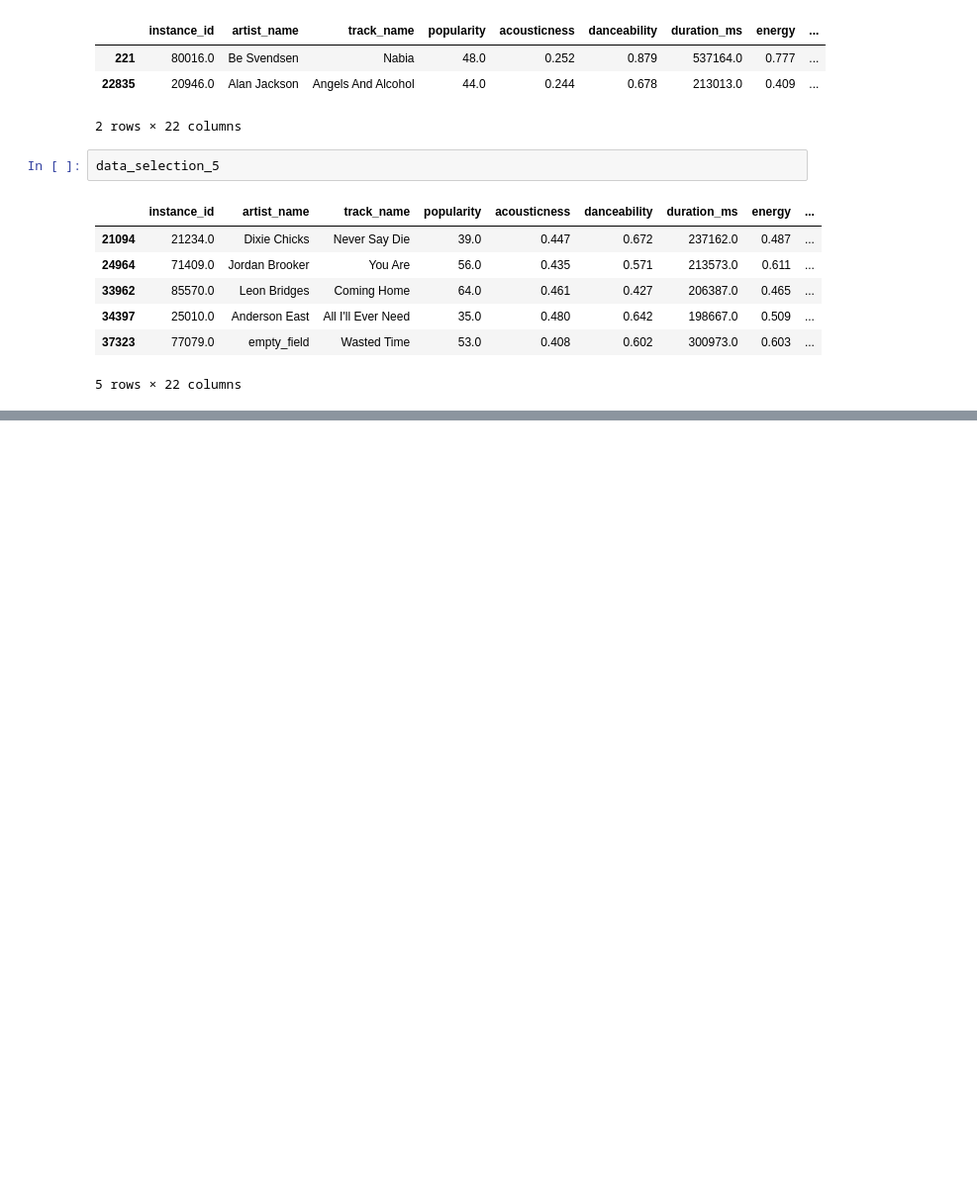
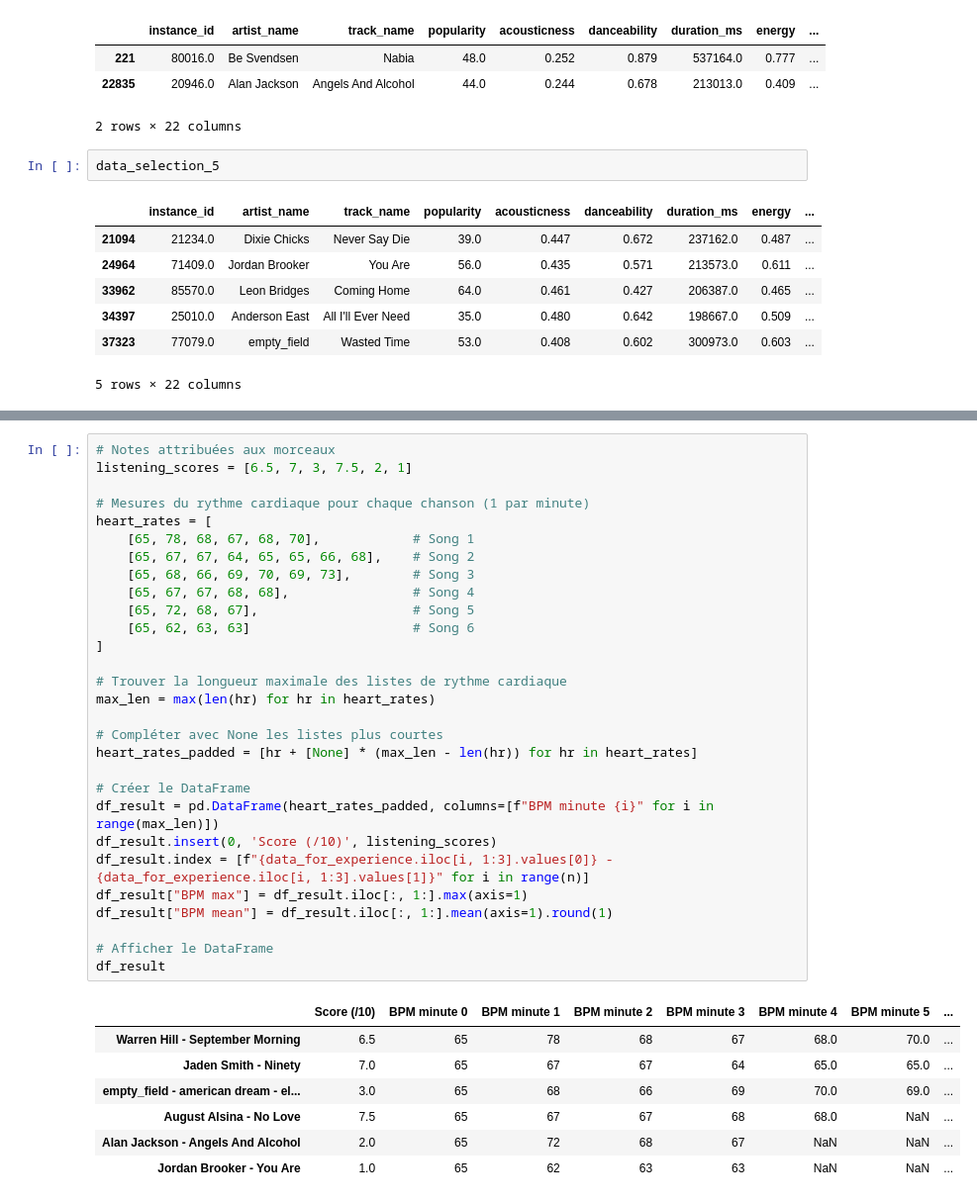
Before and after one commit to lcscaio77/design-of-experiments, a Jupyter notebook: source/data_extraction/Spotify.ipynb, the cells around one changed output, grey strips where cells are left out. Shown: that part at 99% size. Cells and saved outputs as stored; diff of their text form; blank space fills up the shorter version.

```diff
--- a/source/data_extraction/Spotify.ipynb
+++ b/source/data_extraction/Spotify.ipynb
@@ -267 +267,38 @@ data_for_experience.head(n)
 6 rows × 22 columns
+# %%
+# Notes attribuées aux morceaux
+listening_scores = [6.5, 7, 3, 7.5, 2, 1]
+
+# Mesures du rythme cardiaque pour chaque chanson (1 par minute)
+heart_rates = [
+    [65, 78, 68, 67, 68, 70],            # Song 1
+    [65, 67, 67, 64, 65, 65, 66, 68],    # Song 2
+    [65, 68, 66, 69, 70, 69, 73],        # Song 3
+    [65, 67, 67, 68, 68],                # Song 4
+    [65, 72, 68, 67],                    # Song 5
+    [65, 62, 63, 63]                     # Song 6
+]
+
+# Trouver la longueur maximale des listes de rythme cardiaque
+max_len = max(len(hr) for hr in heart_rates)
+
+# Compléter avec None les listes plus courtes
+heart_rates_padded = [hr + [None] * (max_len - len(hr)) for hr in heart_rates]
+
+# Créer le DataFrame
+df_result = pd.DataFrame(heart_rates_padded, columns=[f"BPM minute {i}" for i in range(max_len)])
+df_result.insert(0, 'Score (/10)', listening_scores)
+df_result.index = [f"{data_for_experience.iloc[i, 1:3].values[0]} - {data_for_experience.iloc[i, 1:3].values[1]}" for i in range(n)]
+df_result["BPM max"] = df_result.iloc[:, 1:].max(axis=1)
+df_result["BPM mean"] = df_result.iloc[:, 1:].mean(axis=1).round(1)
+
+# Afficher le DataFrame
+df_result
+# %% [output]
+|  | Score (/10) | BPM minute 0 | BPM minute 1 | BPM minute 2 | BPM minute 3 | BPM minute 4 | BPM minute 5 | ... |
+| Warren Hill - September Morning | 6.5 | 65 | 78 | 68 | 67 | 68.0 | 70.0 | ... |
+| Jaden Smith - Ninety | 7.0 | 65 | 67 | 67 | 64 | 65.0 | 65.0 | ... |
+| empty_field - american dream - el... | 3.0 | 65 | 68 | 66 | 69 | 70.0 | 69.0 | ... |
+| August Alsina - No Love | 7.5 | 65 | 67 | 67 | 68 | 68.0 | NaN | ... |
+| Alan Jackson - Angels And Alcohol | 2.0 | 65 | 72 | 68 | 67 | NaN | NaN | ... |
+| Jordan Brooker - You Are | 1.0 | 65 | 62 | 63 | 63 | NaN | NaN | ... |
```
Also changed, not shown: parts of 1 cell of this notebook.
